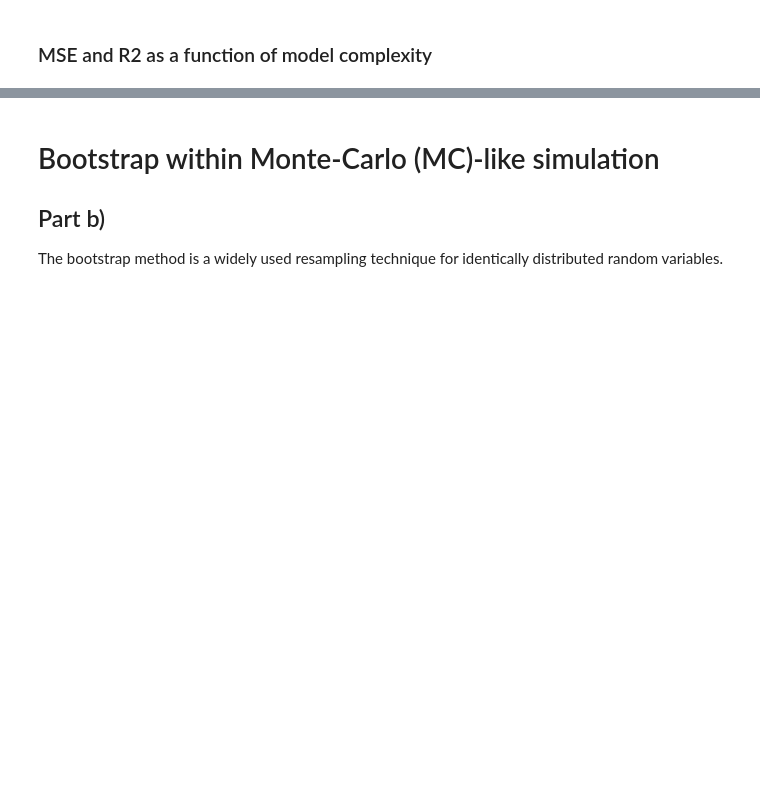
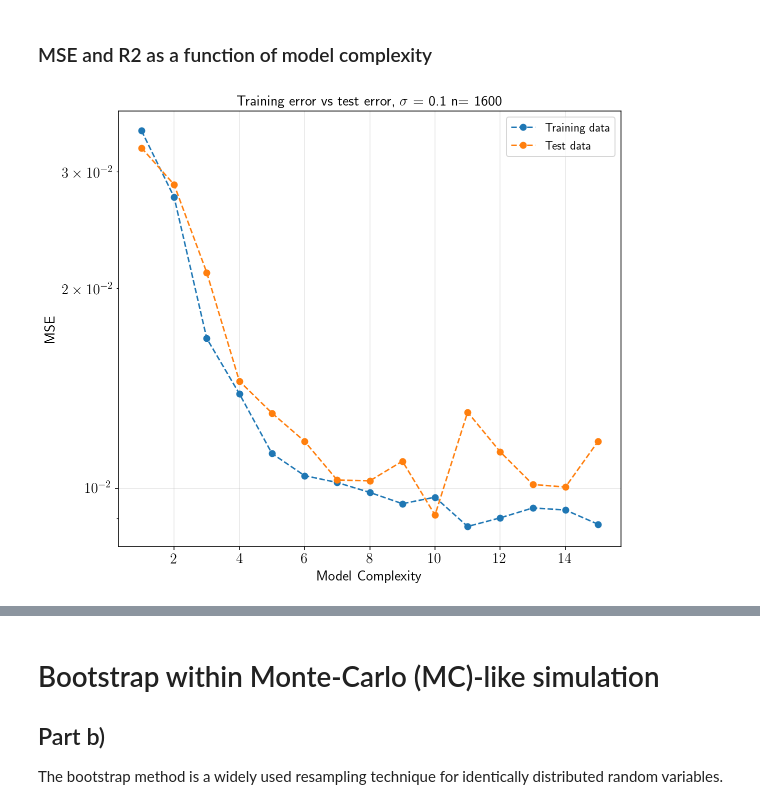
Before and after one commit to erikasan/fys-stk, a Jupyter notebook: project1/fysstk_p1_with_mylearn_oda.ipynb, the cells around one changed output, grey strips where cells are left out. Saved outputs shown, nothing was run; the diff lists cells and outputs as text; code cells hidden in the pictures; blank space fills up the shorter version.

```diff
--- a/project1/fysstk_p1_with_mylearn_oda.ipynb
+++ b/project1/fysstk_p1_with_mylearn_oda.ipynb
@@ -138,6 +138,74 @@ Train R2: 0.9639395527132949
 Test R2: 0.9640225549996584
 # %% [markdown]
 ### MSE and R2 as a function of model complexity
+# %%
+# Create data
+np.random.seed(40)
+
+n = 40         # n x n number of data points
+sigma2 = 0.01   # irreducible error
+sigma = np.sqrt(sigma2)
+
+x = np.linspace(0, 1, n)
+y = np.linspace(0, 1, n)
+noise = np.random.normal(0, sigma, int(n*n))
+
+# Create mesh and unravel
+x, y = np.meshgrid(x, y)
+x = np.ravel(x)
+y = np.ravel(y)
+
+# Observed data
+z = frankeFunction(x, y) + noise
+
+maxdeg = 15
+degrees = np.arange(1, maxdeg+1, dtype=int)
+
+mse = pd.DataFrame(columns=["train", "test"], index=degrees-1)
+r2 = pd.DataFrame(columns=["train", "test"], index=degrees-1)
+
+for i, deg in enumerate(tqdm(degrees)):
+
+    # Generate design matrix
+    X = designMatrix(x, y, deg, with_intercept=False)
+
+    # Split data into train and test sets
+    X_train, X_test, z_train, z_test = train_test_split(X, z, test_size=0.2)
+
+    # Scale the data, i.e, subtract the mean and divide by std (based on the training set)
+    X_train_scaled, X_test_scaled = normalize_data(X_train, X_test, with_intercept=False)
+    z_train_scaled, z_test_scaled = normalize_target(z_train, z_test)
+
+    # Create linear regression object
+    ols_linreg = LinearRegression(fit_intercept=True)
+
+    # Train the model using the (scaled) training sets
+    ols_linreg.fit(X_train_scaled, z_train_scaled)
+    z_fit = ols_linreg.predict(X_train_scaled)
+
+    # Make predictions using the test set
+    z_pred = ols_linreg.predict(X_test_scaled)
+
+    # Statistical metrics
+    mse["train"][i] = ols_linreg.mse(X_train_scaled, z_train_scaled)
+    mse["test"][i] = ols_linreg.mse(X_test_scaled, z_test_scaled)
+    r2["train"][i] = ols_linreg.r2(X_train_scaled, z_train_scaled)
+    r2["test"][i] = ols_linreg.r2(X_test_scaled, z_test_scaled)
+
+
+fig = plt.figure(figsize=(9,8))
+plt.plot(degrees, mse["train"], "o--", label="Training data")
+plt.plot(degrees, mse["test"], "o--", label="Test data")
+plt.xlabel("Model Complexity")
+plt.ylabel("MSE")
+plt.grid(alpha=0.3)
+plt.legend()
+plt.yscale('log')
+plt.title(r'Training error vs test error, $\sigma$ = %g n= %g' % (sigma, len(x)))
+plt.show()
+fig.savefig(fig_path("MSE_forced_overfit.pdf"), dpi=300, transparent=True)
+# %% [output]
+[figure, added]
 # %%
 # Create data
 np.random.seed(40)
```
Also changed, not shown: parts of 3 cells of this notebook, 4 other files.
